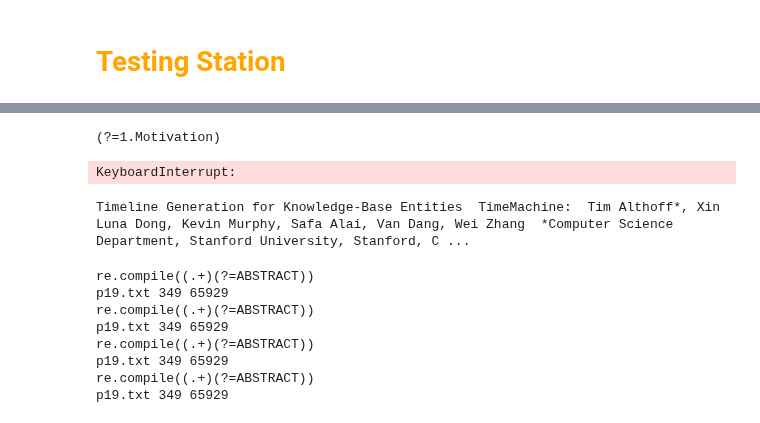
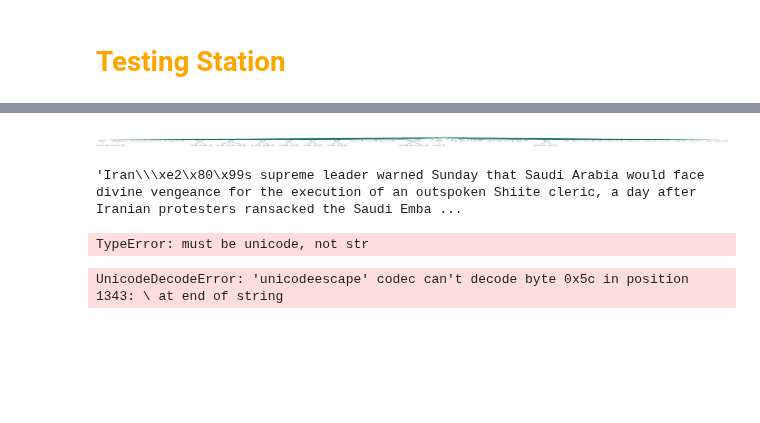
Before and after one commit to linwoodc3/LC3-Creations, a Jupyter notebook: DDL/namedentityblog/blogdraft.ipynb, the cells around one changed output, grey strips where cells are left out. Cells and saved outputs as stored; diff of their text form; code cells hidden in the pictures; blank space fills up the shorter version.

```diff
--- a/DDL/namedentityblog/blogdraft.ipynb
+++ b/DDL/namedentityblog/blogdraft.ipynb
@@ -332,7 +332,7 @@ def refpull(docnum=None,section='references',full = False):
                     # Just in case, making sure our target string is empty before we pass data into it; just a check
                     target = ""
 
-                    We now build our lists iteratively to build our regex
+                    #We now build our lists iteratively to build our regex
                     for sect in section1:
 
                         # We embed exceptions to remove the possibility of our code stopping; we pass failed passes into a list
@@ -1480,43 +1381,7 @@ re.search('(([\w]+ ?){1,3}(:|;|,|-)+ ?[\w]+ ?(:|;|,|-)? ?){1,30}',string).group(
-# %%
-part1= "(?<="+str(section1)+")(.+)"
-print part2
-# %% [output]
-(?=1.Motivation)
-# %%
-section2=["ABSTRACT", "Panel Summary", "Bio"]
-
-for sect in section2:
-    try:
-        part2 = "(.+)(?="+str(sect)+")"
-        p=re.compile(part2)
-        target=p.search(re.sub('[\s]'," ",text)).group()
-        print target
-    except AttributeError:
-        pass
-# %% [output]
-KeyboardInterrupt:
-# %%
-p= re.compile('(.+)(?=ABSTRACT)')
-target=p.search(re.sub('[\s]'," ",kddcorpus.raw('p19.txt'))).group()
-print target
-# %% [output]
-Timeline Generation for Knowledge-Base Entities  TimeMachine:  Tim Althoff*, Xin Luna Dong, Kevin Murphy, Safa Alai, Van Dang, Wei Zhang  *Computer Science Department, Stanford University, Stanford, C ...
-# %%
-section = ["ABSTRACT","Abstract","Bio","Panel Summary"]
-docnum="p19.txt"
-text = kddcorpus.raw(docnum)
-for sect in section:
-    part1="(.+)(?="+s+")"
-    print "re.compile"+"("+part1+")"
-    p=re.compile(part1)
-    target = p.search(re.sub('[\s]'," ", text)).group()
-    print docnum,len(target),len(text)
-# %% [output]
-re.compile((.+)(?=ABSTRACT))
-p19.txt 349 65929
-re.compile((.+)(?=ABSTRACT))
-p19.txt 349 65929
-re.compile((.+)(?=ABSTRACT))
-p19.txt 349 65929
-re.compile((.+)(?=ABSTRACT))
-p19.txt 349 65929
+# %%
+#nltkstandard_top_entities_p19 = nltk.ne_chunk(nltk.pos_tag(nltk.word_tokenize(p19['top'])))
+nltkstandard_top_entities_p19 = nltk.ne_chunk(nltk.pos_tag(nltk.word_tokenize(p19['references'])))
+# %%
+nltkstandard_top_entities_p19
+# %% [output]
+[figure, added]
@@ -1522,0 +1392,12 @@ p19.txt 349 65929
+# %%
+news
+# %% [output]
+'Iran\\\xe2\x80\x99s supreme leader warned Sunday that Saudi Arabia would face divine vengeance for the execution of an outspoken Shiite cleric, a day after Iranian protesters ransacked the Saudi Emba ...
+# %%
+unicodedata.normalize('NFKD', news)
+# %% [output]
+TypeError: must be unicode, not str
+# %%
+filter(lambda x: x in string.printable,unicodedata.normalize('NFKD', (unicode(news,errors='ignore'))).encode('ascii','ignore').decode('unicode_escape').encode('ascii','ignore'))
+# %% [output]
+UnicodeDecodeError: 'unicodeescape' codec can't decode byte 0x5c in position 1343: \ at end of string
```
Also changed, not shown: parts of 44 cells of this notebook.
